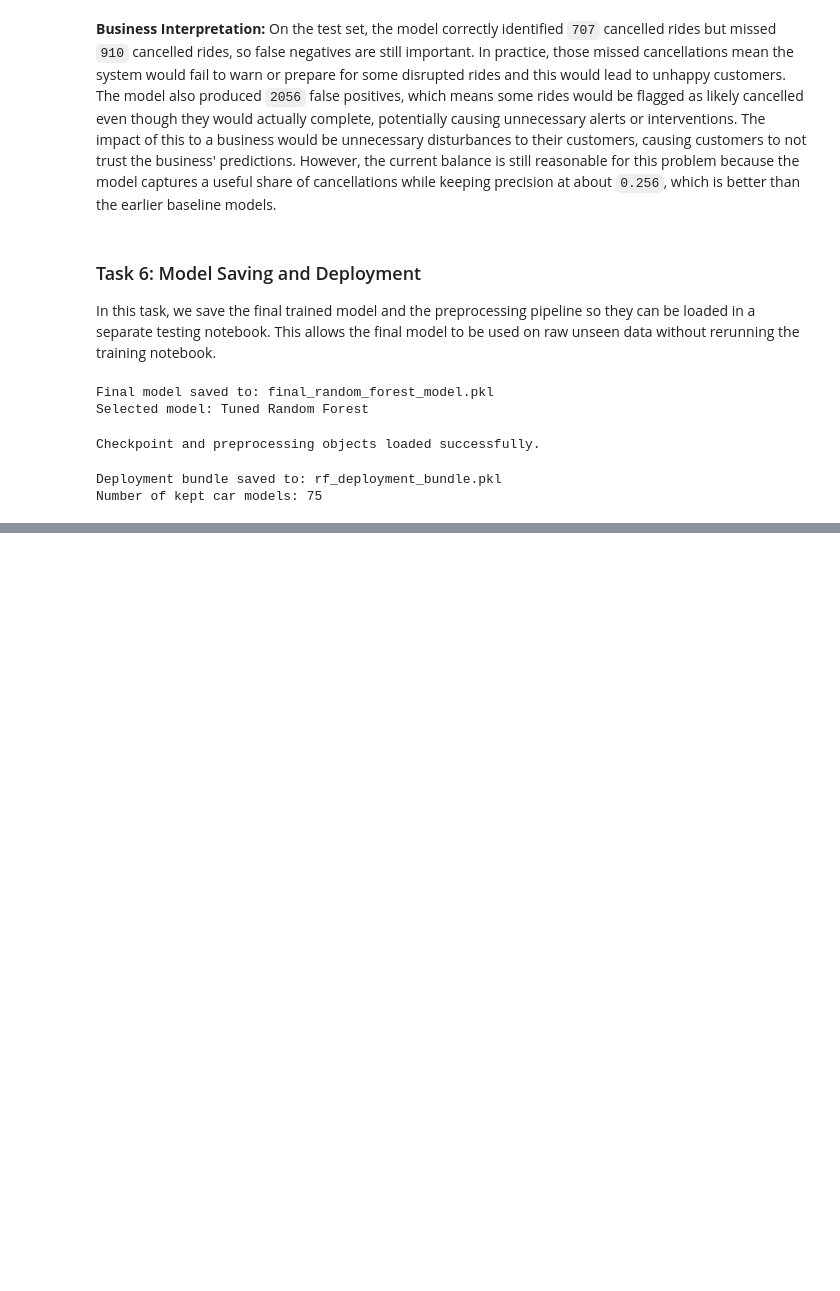
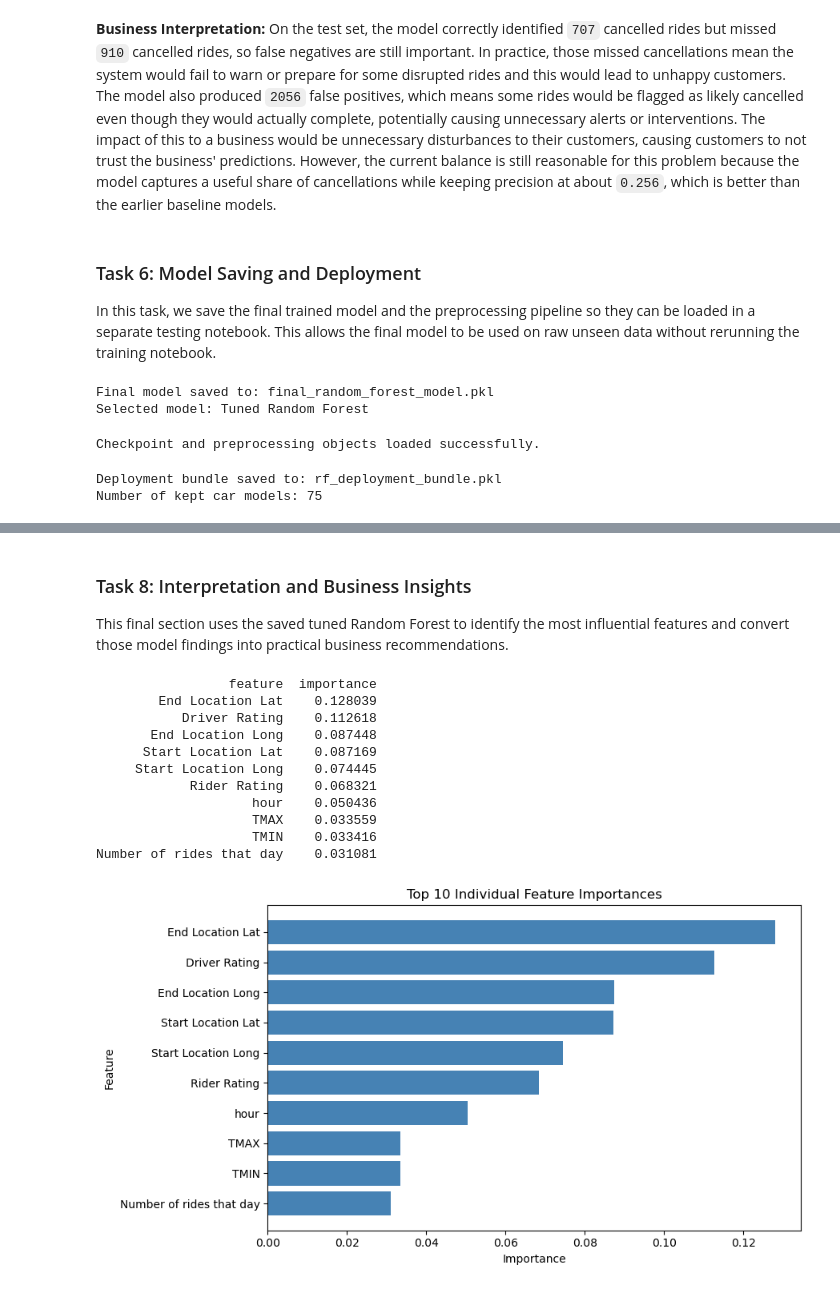
Before and after one commit to Abiali1210/DSAI_Project, a Jupyter notebook: COSC202_Project_notebook.ipynb, the cells around one changed output, grey strips where cells are left out. Drawn from its saved outputs; the diff is of its cells as text; code cells hidden in the pictures; blank space fills up the shorter version.

Commit message:
Final Version - All Tasks Done

```diff
--- a/COSC202_Project_notebook.ipynb
+++ b/COSC202_Project_notebook.ipynb
@@ -2208,0 +2287,24 @@ Number of kept car models: 75
+# %%
+# Restore the final saved model and deployment metadata after a kernel restart
+import pickle
+import pandas as pd
+import matplotlib.pyplot as plt
+
+with open('final_random_forest_model.pkl', 'rb') as f:
+    selected_model = pickle.load(f)
+
+selected_model_name = 'Tuned Random Forest'
+selected_threshold = None
+
+with open('rf_deployment_bundle.pkl', 'rb') as f:
+    deployment_bundle = pickle.load(f)
+
+all_feature_names = deployment_bundle['all_feature_names']
+encoded_feature_names = deployment_bundle['encoded_feature_names']
+model_numeric_cols = deployment_bundle['model_numeric_cols']
+categorical_cols = deployment_bundle['categorical_cols']
+numeric_cols = deployment_bundle['numeric_cols']
+
+print('Saved final model and deployment bundle are ready for Task 7 and Task 8.')
+print('Selected model:', selected_model_name)
+print('Total model features:', len(all_feature_names))
@@ -2208,0 +2319,34 @@ Number of kept car models: 75
+# %% [markdown]
+### Task 8: Interpretation and Business Insights
+
+This final section uses the saved tuned Random Forest to identify the most influential features and convert those model findings into practical business recommendations.
+# %%
+# Identify the most important individual model features from the final tuned Random Forest
+feature_importance_df = pd.DataFrame({
+    'feature': all_feature_names,
+    'importance': selected_model.feature_importances_
+}).sort_values(by='importance', ascending=False)
+
+top_feature_importance_df = feature_importance_df.head(10)
+print(top_feature_importance_df.to_string(index=False))
+
+plt.figure(figsize=(9, 5))
+plt.barh(top_feature_importance_df['feature'][::-1], top_feature_importance_df['importance'][::-1], color='steelblue')
+plt.title('Top 10 Individual Feature Importances')
+plt.xlabel('Importance')
+plt.ylabel('Feature')
+plt.tight_layout()
+plt.show()
+# %% [output]
+                 feature  importance
+        End Location Lat    0.128039
+           Driver Rating    0.112618
+       End Location Long    0.087448
+      Start Location Lat    0.087169
+     Start Location Long    0.074445
+            Rider Rating    0.068321
+                    hour    0.050436
+                    TMAX    0.033559
+                    TMIN    0.033416
+Number of rides that day    0.031081
+[figure, added]
```
Also changed, not shown: parts of 17 cells of this notebook, 1 other file.
